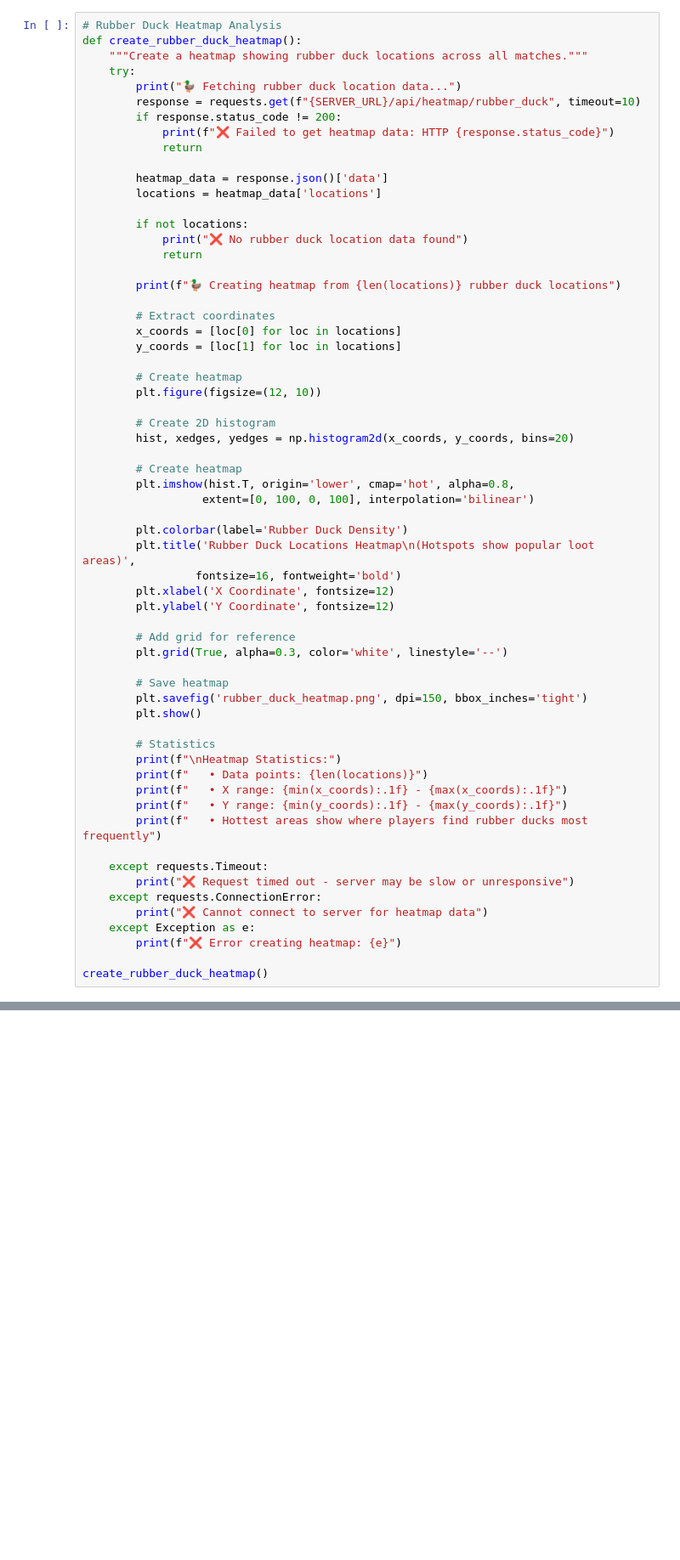
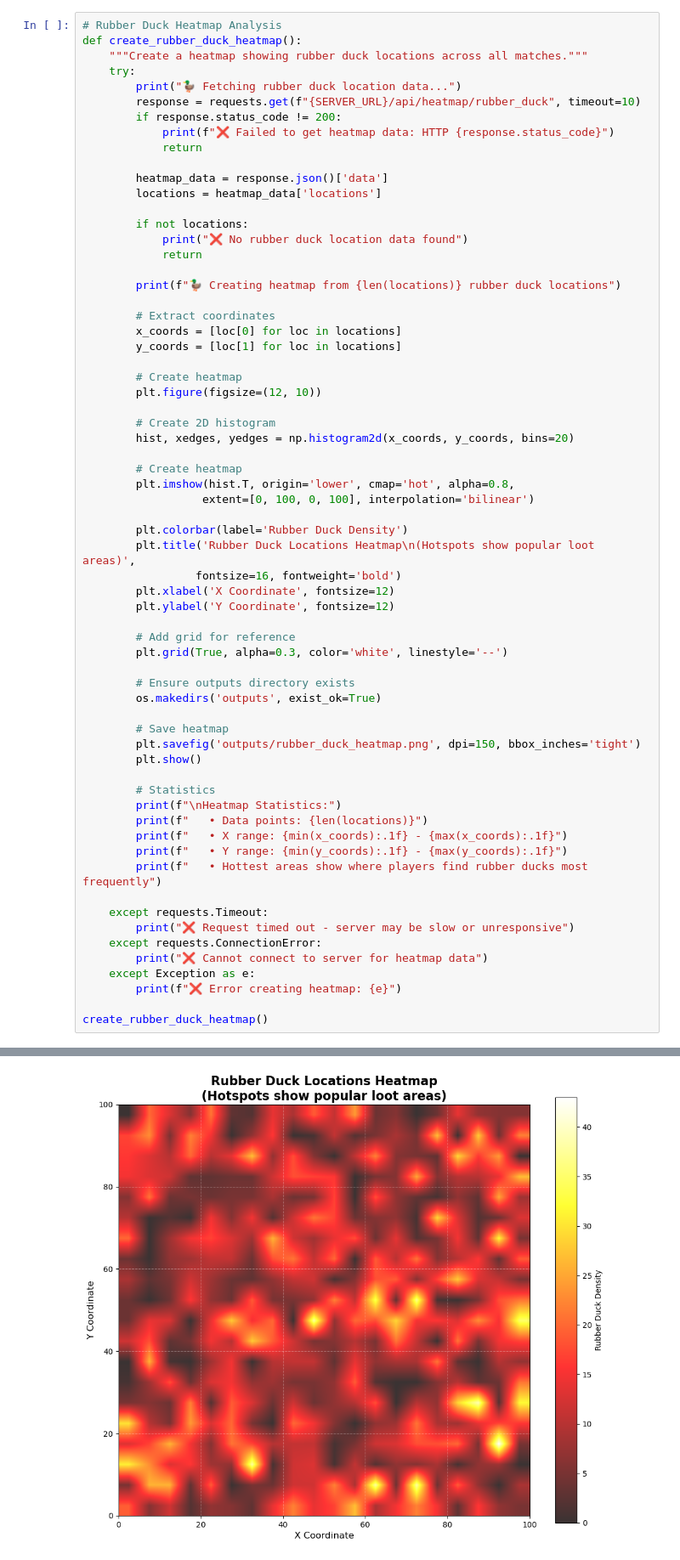
Before and after one commit to Serk4/Loot-Telemetry-Sim, a Jupyter notebook: simulator.ipynb, the cells around one changed output, grey strips where cells are left out. Shown at 85% size. Cells and saved outputs as stored; diff of their text form; blank space fills up the shorter version.

```diff
--- a/simulator.ipynb
+++ b/simulator.ipynb
@@ -168,8 +176,11 @@ def create_rubber_duck_heatmap():
         # Add grid for reference
         plt.grid(True, alpha=0.3, color='white', linestyle='--')
 
+        # Ensure outputs directory exists
+        os.makedirs('outputs', exist_ok=True)
+
         # Save heatmap
-        plt.savefig('rubber_duck_heatmap.png', dpi=150, bbox_inches='tight')
+        plt.savefig('outputs/rubber_duck_heatmap.png', dpi=150, bbox_inches='tight')
         plt.show()
 
         # Statistics
@@ -187,3 +198,4 @@ def create_rubber_duck_heatmap():
         print(f"❌ Error creating heatmap: {e}")
 
 create_rubber_duck_heatmap()
+# %% [output]
@@ -189,0 +205 @@ create_rubber_duck_heatmap()
+[figure, added]
```
Also changed, not shown: parts of 5 cells of this notebook, 3 other files.
